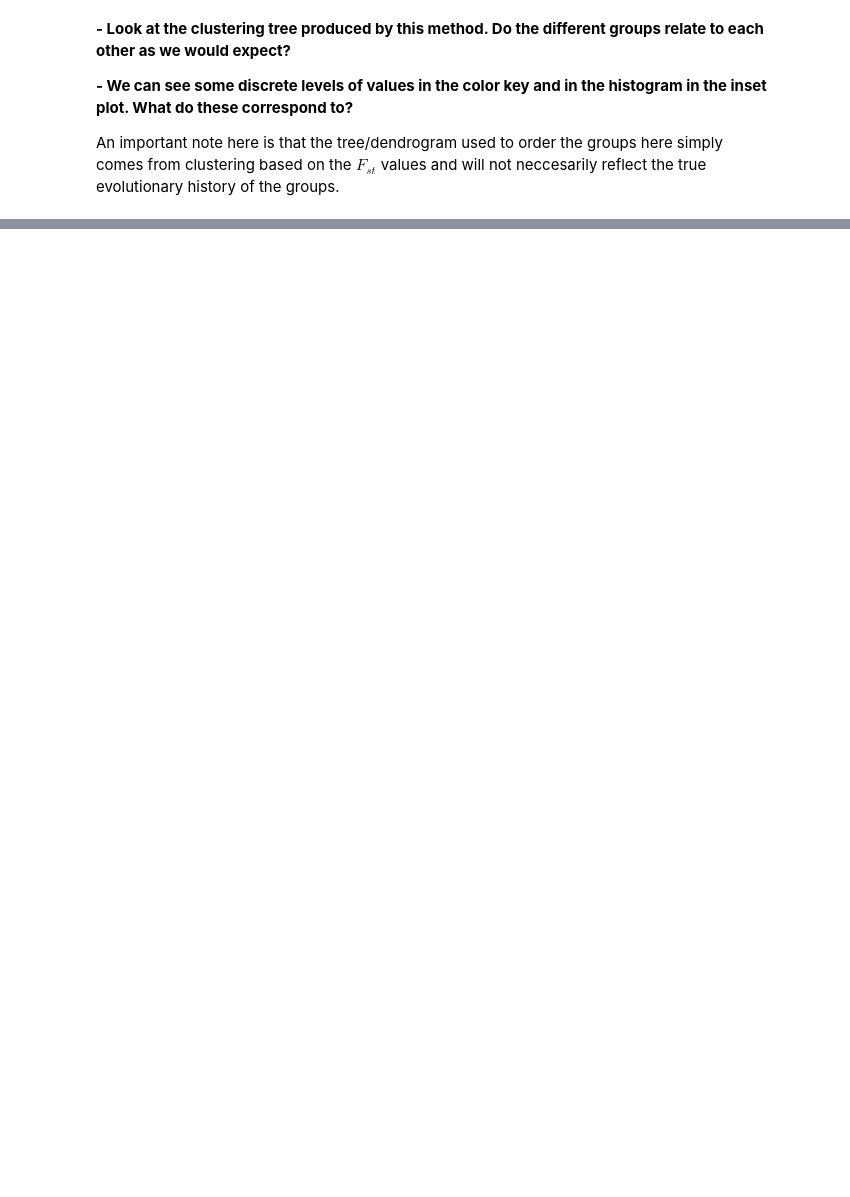
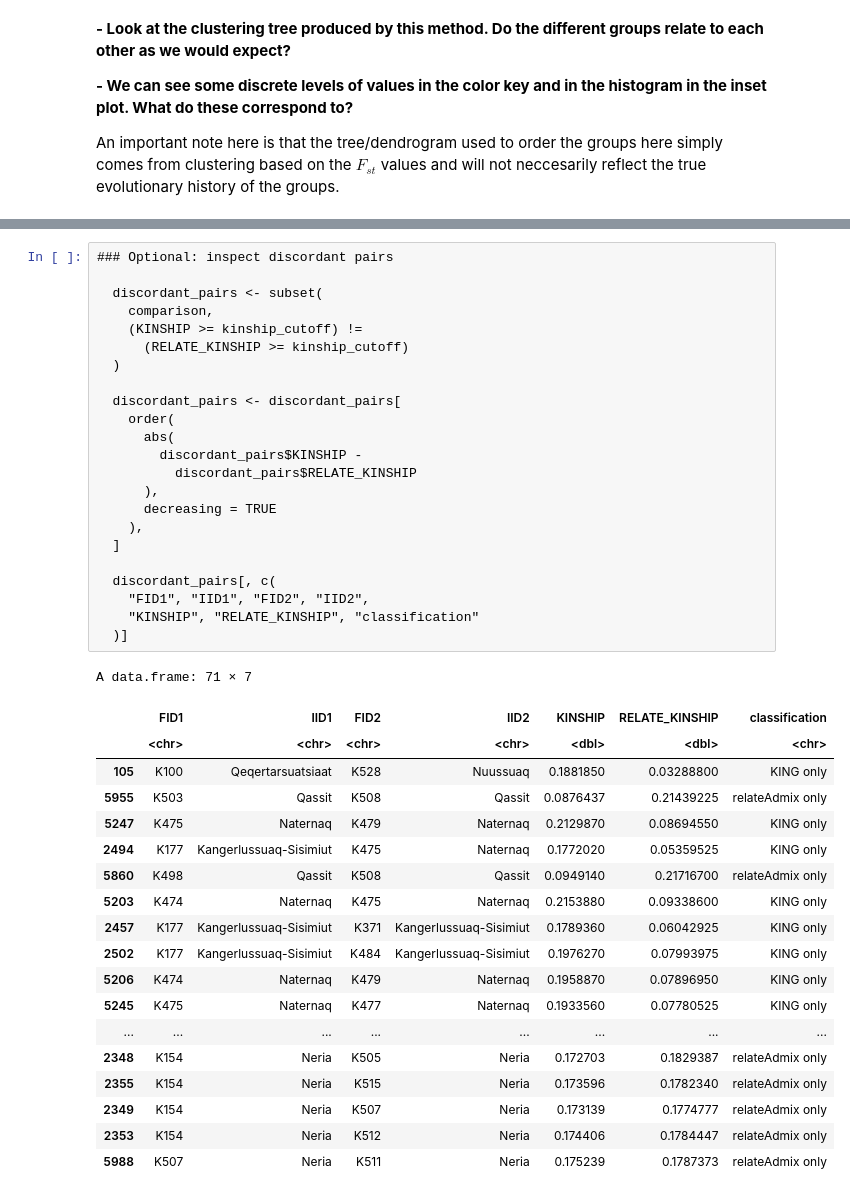
Before and after one commit to popgenDK/courses, a Jupyter notebook: kenya2026/exercises/Day4/Related&Fst.ipynb, the cells around one changed output, grey strips where cells are left out. Cells and saved outputs as stored; diff of their text form; blank space fills up the shorter version.

```diff
--- a/kenya2026/exercises/Day4/Related&Fst.ipynb
+++ b/kenya2026/exercises/Day4/Related&Fst.ipynb
@@ -371,0 +900,43 @@ display_quiz('https://raw.githubusercontent.com/popgenDK/courses/main/kenya2026/
+# %%
+### Optional: inspect discordant pairs
+
+  discordant_pairs <- subset(
+    comparison,
+    (KINSHIP >= kinship_cutoff) !=
+      (RELATE_KINSHIP >= kinship_cutoff)
+  )
+
+  discordant_pairs <- discordant_pairs[
+    order(
+      abs(
+        discordant_pairs$KINSHIP -
+          discordant_pairs$RELATE_KINSHIP
+      ),
+      decreasing = TRUE
+    ),
+  ]
+
+  discordant_pairs[, c(
+    "FID1", "IID1", "FID2", "IID2",
+    "KINSHIP", "RELATE_KINSHIP", "classification"
+  )]
+# %% [output]
+A data.frame: 71 × 7
+|  | FID1 | IID1 | FID2 | IID2 | KINSHIP | RELATE_KINSHIP | classification |
+|  | <chr> | <chr> | <chr> | <chr> | <dbl> | <dbl> | <chr> |
+| 105 | K100 | Qeqertarsuatsiaat | K528 | Nuussuaq | 0.1881850 | 0.03288800 | KING only |
+| 5955 | K503 | Qassit | K508 | Qassit | 0.0876437 | 0.21439225 | relateAdmix only |
+| 5247 | K475 | Naternaq | K479 | Naternaq | 0.2129870 | 0.08694550 | KING only |
+| 2494 | K177 | Kangerlussuaq-Sisimiut | K475 | Naternaq | 0.1772020 | 0.05359525 | KING only |
+| 5860 | K498 | Qassit | K508 | Qassit | 0.0949140 | 0.21716700 | relateAdmix only |
+| 5203 | K474 | Naternaq | K475 | Naternaq | 0.2153880 | 0.09338600 | KING only |
+| 2457 | K177 | Kangerlussuaq-Sisimiut | K371 | Kangerlussuaq-Sisimiut | 0.1789360 | 0.06042925 | KING only |
+| 2502 | K177 | Kangerlussuaq-Sisimiut | K484 | Kangerlussuaq-Sisimiut | 0.1976270 | 0.07993975 | KING only |
+| 5206 | K474 | Naternaq | K479 | Naternaq | 0.1958870 | 0.07896950 | KING only |
+| 5245 | K475 | Naternaq | K477 | Naternaq | 0.1933560 | 0.07780525 | KING only |
+| ... | ... | ... | ... | ... | ... | ... | ... |
+| 2348 | K154 | Neria | K505 | Neria | 0.172703 | 0.1829387 | relateAdmix only |
+| 2355 | K154 | Neria | K515 | Neria | 0.173596 | 0.1782340 | relateAdmix only |
+| 2349 | K154 | Neria | K507 | Neria | 0.173139 | 0.1774777 | relateAdmix only |
+| 2353 | K154 | Neria | K512 | Neria | 0.174406 | 0.1784447 | relateAdmix only |
+| 5988 | K507 | Neria | K511 | Neria | 0.175239 | 0.1787373 | relateAdmix only |
```
Also changed, not shown: parts of 64 cells of this notebook.
